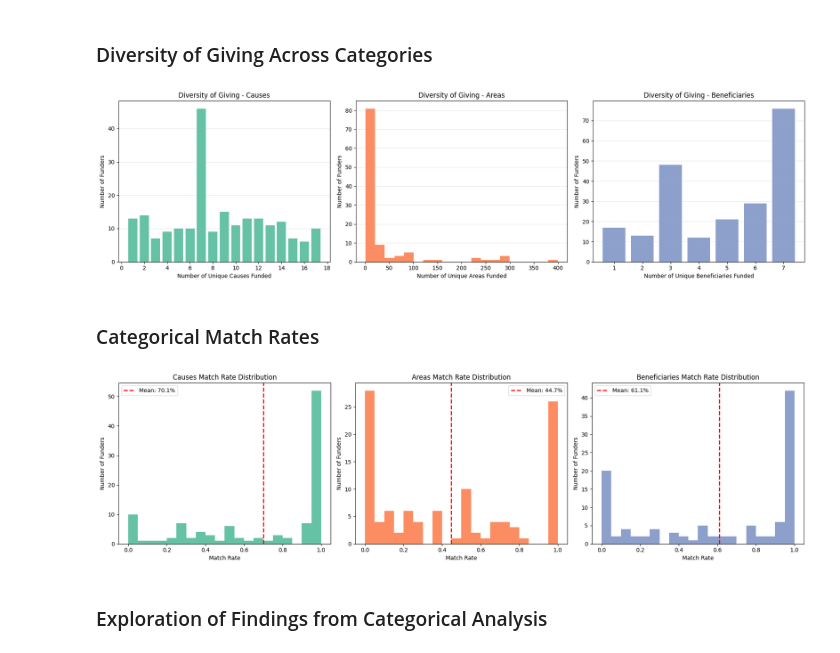
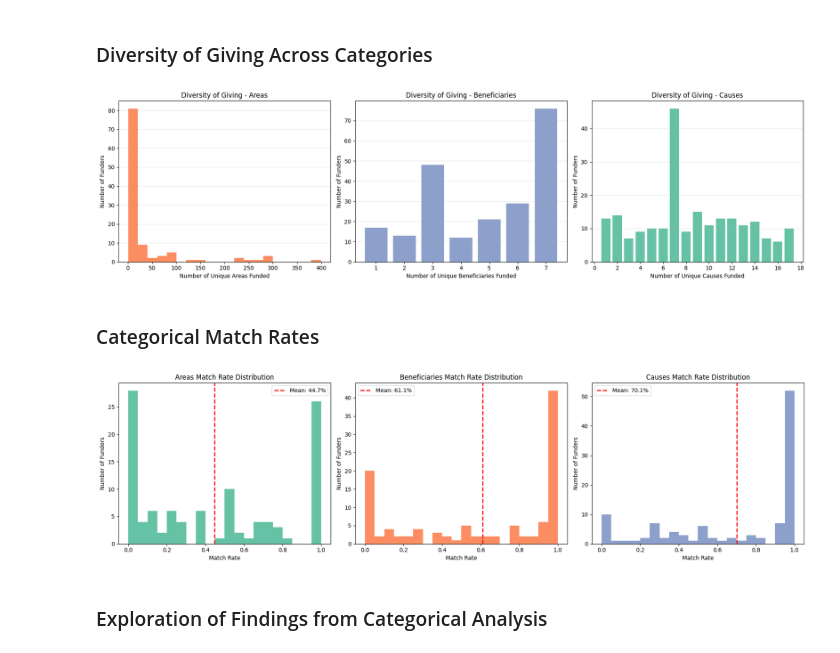
Before and after one commit to lico27/prospie, a Jupyter notebook: 06_eda/6.3_eda_notebook.ipynb, the cells around one changed output. Cells and saved outputs as stored; diff of their text form; code cells hidden in the pictures.

```diff
--- a/06_eda/6.3_eda_notebook.ipynb
+++ b/06_eda/6.3_eda_notebook.ipynb
@@ -1105,42 +1105,42 @@ plt.show()
 # %%
 #count unique categories per funder
 funder_diversity = grants_df.groupby("funder_num").agg({
-    "recipient_causes": lambda x: len(set([c for causes in x for c in causes])),
     "recipient_areas": lambda x: len(set([a for areas in x for a in areas])),
-    "recipient_beneficiaries": lambda x: len(set([b for bens in x for b in bens]))
-}).rename(columns={"recipient_causes": "unique_causes",
-                    "recipient_areas": "unique_areas",
-                    "recipient_beneficiaries": "unique_beneficiaries"})
+    "recipient_beneficiaries": lambda x: len(set([b for bens in x for b in bens])),
+        "recipient_causes": lambda x: len(set([c for causes in x for c in causes]))
+}).rename(columns={"recipient_areas": "unique_areas",
+                    "recipient_beneficiaries": "unique_beneficiaries",
+                    "recipient_causes": "unique_causes",})
 
 #create histograms
 fig, axes = plt.subplots(1, 3, figsize=(18, 5))
 
 categories = [
-    ("unique_causes", "Causes", colours[0]),
     ("unique_areas", "Areas", colours[1]),
-    ("unique_beneficiaries", "Beneficiaries", colours[2])
+    ("unique_beneficiaries", "Beneficiaries", colours[2]),
+    ("unique_causes", "Causes", colours[0])
 ]
 
 for idx, (col, label, colour) in enumerate(categories):
     #remove recipients with missing classifications
     diversity_filtered = funder_diversity[funder_diversity[col] > 0]
 
     if col == "unique_areas":
         axes[idx].hist(diversity_filtered[col], bins=20, color=colour)
     else:
         value_counts = diversity_filtered[col].value_counts().sort_index()
         axes[idx].bar(value_counts.index, value_counts.values, color=colour)
         axes[idx].xaxis.set_major_locator(plt.MaxNLocator(integer=True))
 
     axes[idx].set_title(f"Diversity of Giving - {label}")
     axes[idx].set_xlabel(f"Number of Unique {label} Funded")
     axes[idx].set_ylabel("Number of Funders")
     axes[idx].grid(axis='y', alpha=0.3)
 
 plt.tight_layout()
 plt.show()
 # %% [output]
-[figure, old version]
+[figure, new version]
 # %% [markdown]
 ### Categorical Match Rates
 # %%
@@ -1154,24 +1154,24 @@ grants_funders_merge = grants_df.merge(
 )
 
 #find overlaps to identify matches (only where recipients have classifications)
-for category in ["causes", "areas", "beneficiaries"]:
+for category in ["areas", "beneficiaries", "causes"]:
     grants_funders_merge[f'{category}_match'] = grants_funders_merge.apply(lambda row: check_overlap(row[category], row[f'recipient_{category}']), axis=1)
 
 with_classifications = grants_funders_merge[
-    (grants_funders_merge["recipient_causes"].str.len() > 0) &
     (grants_funders_merge["recipient_areas"].str.len() > 0) &
-    (grants_funders_merge["recipient_beneficiaries"].str.len() > 0)
+    (grants_funders_merge["recipient_beneficiaries"].str.len() > 0) &
+    (grants_funders_merge["recipient_causes"].str.len() > 0)
 ]
 
 #calculate funder match rates
 funder_match_rates = with_classifications.groupby("funder_num").agg({
-    "causes_match": ["sum", "mean"],
     "areas_match": ["sum", "mean"],
     "beneficiaries_match": ["sum", "mean"],
+    "causes_match": ["sum", "mean"],
     "grant_id": "count"
 }).reset_index()
 
-funder_match_rates.columns = ["funder_num", "causes_matches", "causes_match_rate", "areas_matches", "areas_match_rate", "beneficiaries_matches", "beneficiaries_match_rate",
+funder_match_rates.columns = ["funder_num", "areas_matches", "areas_match_rate", "beneficiaries_matches", "beneficiaries_match_rate", "causes_matches", "causes_match_rate",
 "total_grants"]
 
 #add names
@@ -1184,7 +1184,7 @@ funder_match_rates = funder_match_rates.merge(
 #create histograms
 fig, axes = plt.subplots(1, 3, figsize=(18, 5))
 
-for idx, category in enumerate(["causes", "areas", "beneficiaries"]):
+for idx, category in enumerate(["areas", "beneficiaries", "causes"]):
     col = f"{category}_match_rate"
     mean_val = funder_match_rates[col].mean()
 
@@ -1199,7 +1199,7 @@ for idx, category in enumerate(["causes", "areas", "beneficiaries"]):
 plt.tight_layout()
 plt.show()
 # %% [output]
-[figure, old version]
+[figure, new version]
 # %% [markdown]
 ### Exploration of Findings from Categorical Analysis
 # %% [markdown]
```
Also changed, not shown: parts of 3 cells of this notebook.
